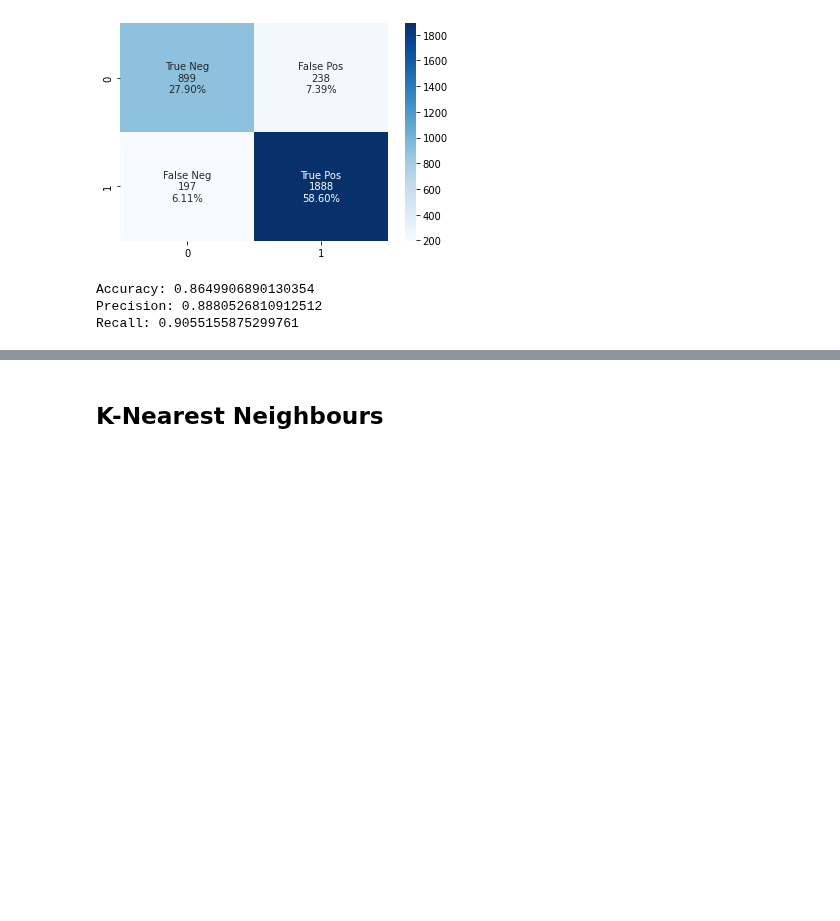
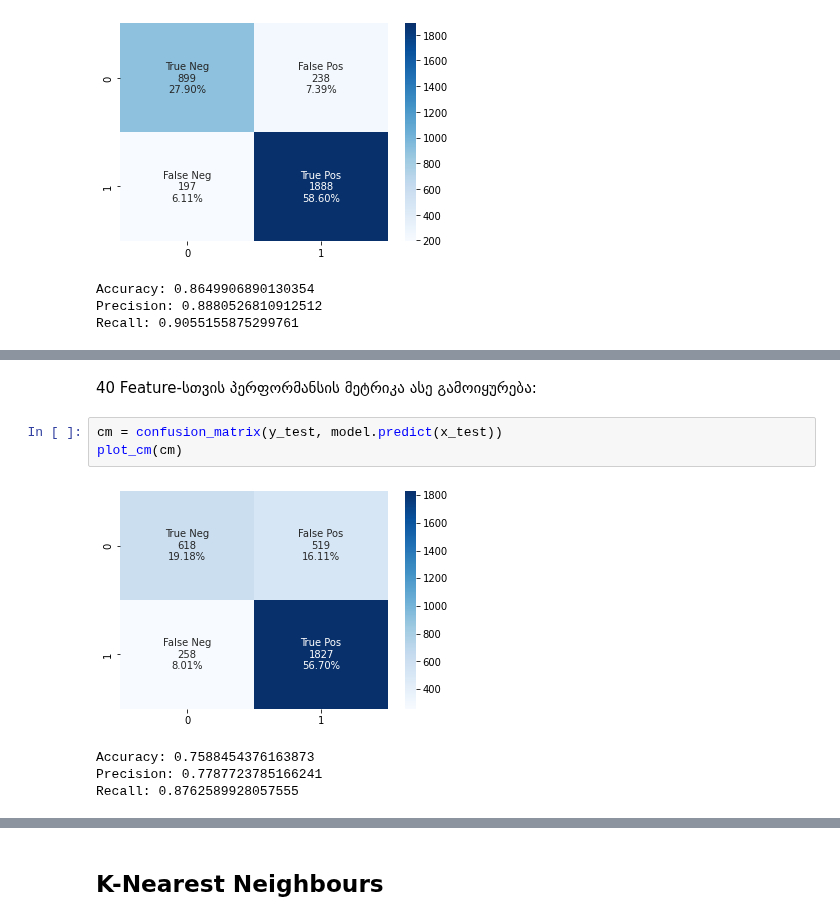
Before and after one commit to lnadi17/eeg-data-analysis, a Jupyter notebook: small-dataset/small-dataset-test.ipynb, the cells around one changed output, grey strips where cells are left out. Saved outputs shown, nothing was run; the diff lists cells and outputs as text; blank space fills up the shorter version.

```diff
--- a/small-dataset/small-dataset-test.ipynb
+++ b/small-dataset/small-dataset-test.ipynb
@@ -1020,0 +1022,10 @@ np.sum(abs(pca.components_), axis=0)
+# %% [markdown]
+40 Feature-სთვის პერფორმანსის მეტრიკა ასე გამოიყურება:
+# %%
+cm = confusion_matrix(y_test, model.predict(x_test))
+plot_cm(cm)
+# %% [output]
+[figure, added]
+Accuracy: 0.7588454376163873
+Precision: 0.7787723785166241
+Recall: 0.8762589928057555
```
Also changed, not shown: parts of 46 cells of this notebook.
